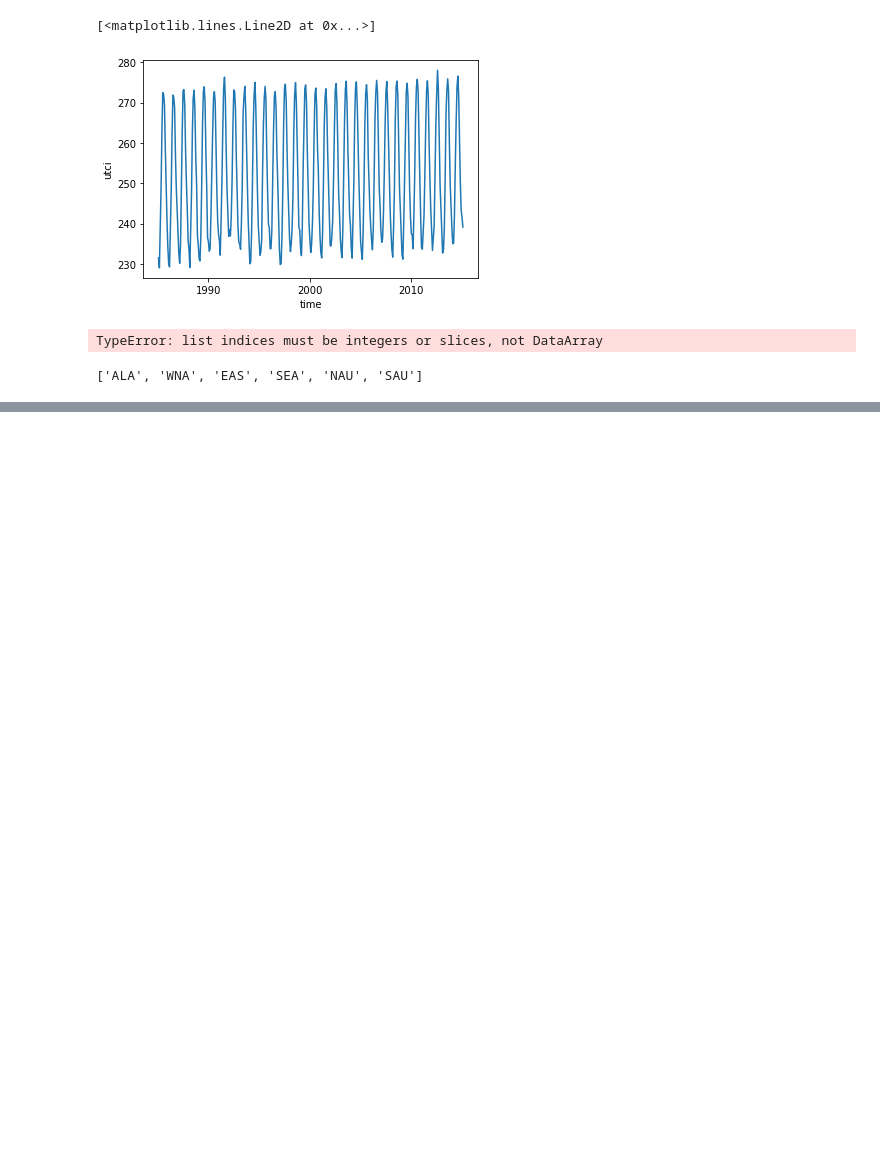
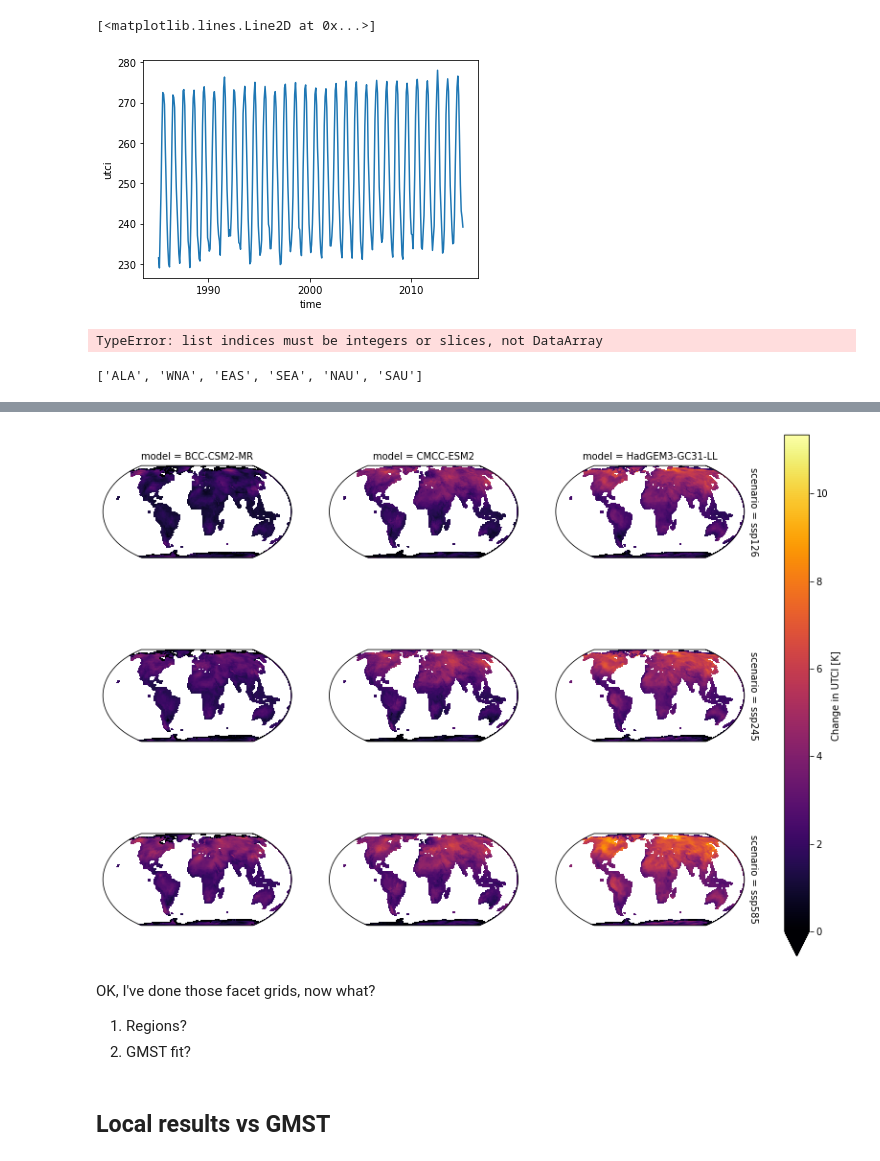
Before and after one commit to cmip6moap/project10, a Jupyter notebook: notebooks/UTCI_delta.ipynb, the cells around one changed output, grey strips where cells are left out. Saved outputs shown, nothing was run; the diff lists cells and outputs as text; code cells hidden in the pictures; blank space fills up the shorter version.

```diff
--- a/notebooks/UTCI_delta.ipynb
+++ b/notebooks/UTCI_delta.ipynb
@@ -354,0 +482,27 @@ ds_baseline.region
+# %%
+# Plot the maps
+
+import cartopy.crs as ccrs
+import cartopy.feature as cfeature
+import matplotlib.pyplot as plt
+
+map_proj = ccrs.EqualEarth()
+
+ds_scenario_results.sel(year=2050).utci.plot(
+    figsize=(15,10),
+    transform=ccrs.PlateCarree(),
+    subplot_kws={'projection': map_proj},
+    cmap='inferno',
+    vmin=0,
+    col="model", row="scenario"
+)
+# plt.title("2050")  # doesn't work
+plt.savefig("../results/facet_meanutci_2050.pdf")
+plt.savefig("../results/facet_meanutci_2050.png")
+# %% [output]
+[figure, added]
+# %% [markdown]
+OK, I've done those facet grids, now what?
+
+1. Regions?
+2. GMST fit?
@@ -354,0 +512,2 @@ ds_baseline.region
+# %% [markdown]
+## Local results vs GMST
```
Also changed, not shown: parts of 15 cells of this notebook.
